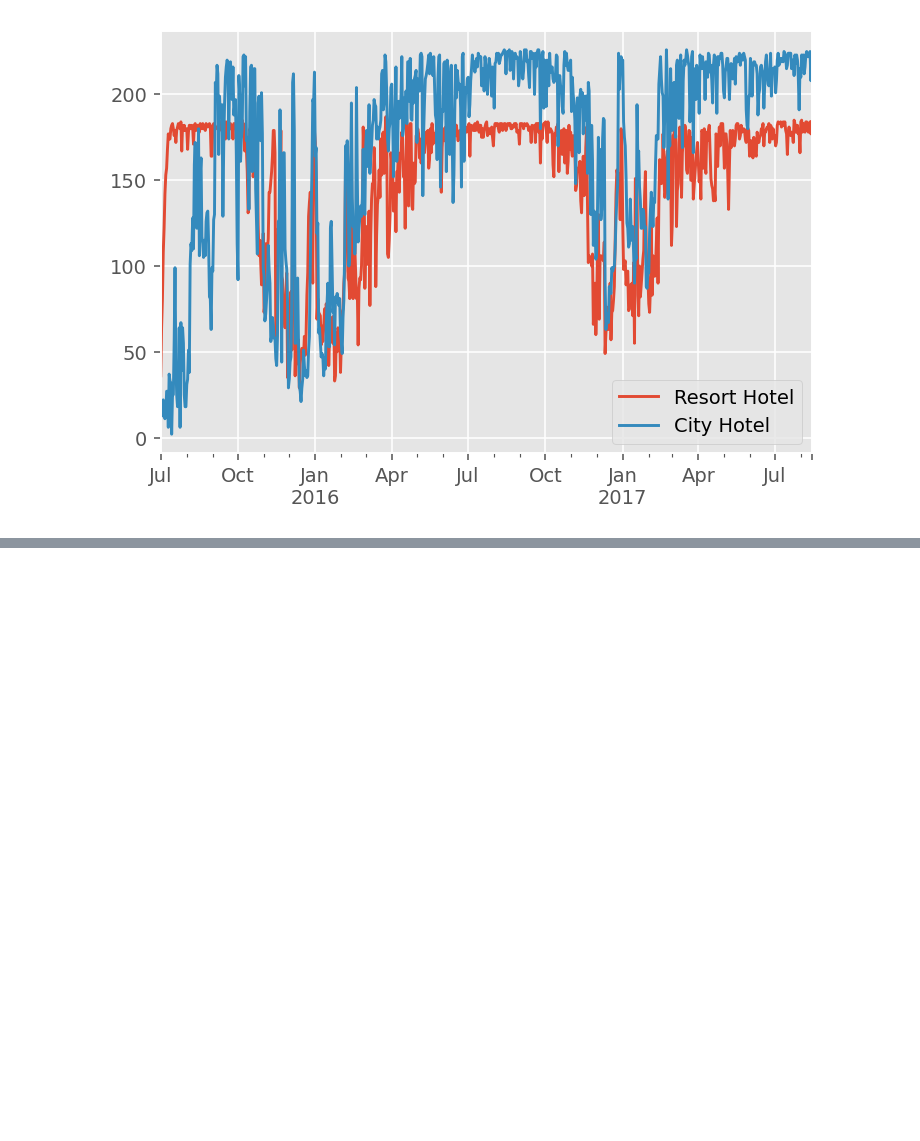
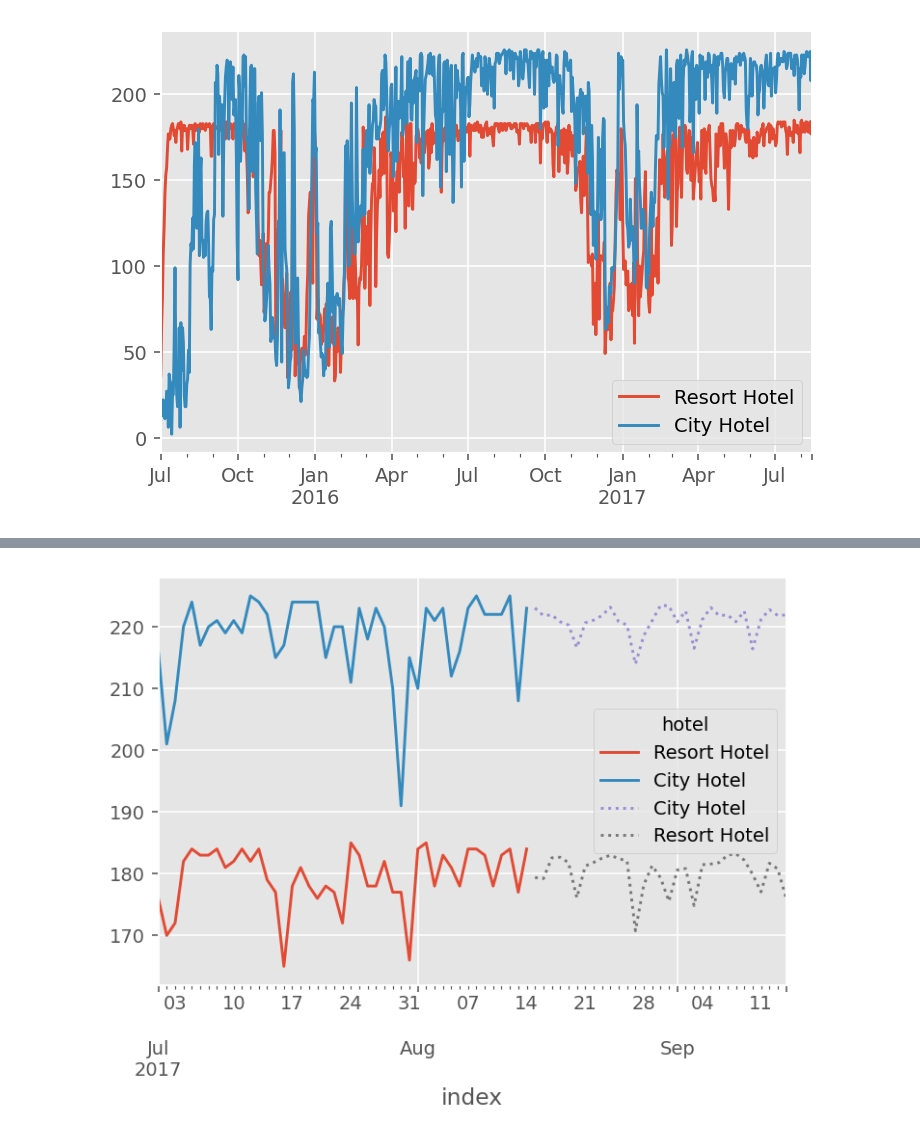
Before and after one commit to robert-robison/hotel-booking-demand, a Jupyter notebook: notebooks/hotel_modeling.ipynb, the cells around one changed output, grey strips where cells are left out. Saved outputs shown, nothing was run; the diff lists cells and outputs as text; code cells hidden in the pictures; blank space fills up the shorter version.

```diff
--- a/notebooks/hotel_modeling.ipynb
+++ b/notebooks/hotel_modeling.ipynb
@@ -84,0 +274,11 @@ Options:
+# %%
+# Pivot predictions back out
+piv = pd.pivot_table(test, index="index", columns="hotel", values="pred")
+
+# Plot it!
+fig, ax = plt.subplots()
+df["2017-07-01":].plot(ax=ax)
+piv[:"2017-09-14"].plot(ax=ax, ls=":")
+plt.show()
+# %% [output]
+[figure, added]
```
Also changed, not shown: parts of 16 cells of this notebook.
